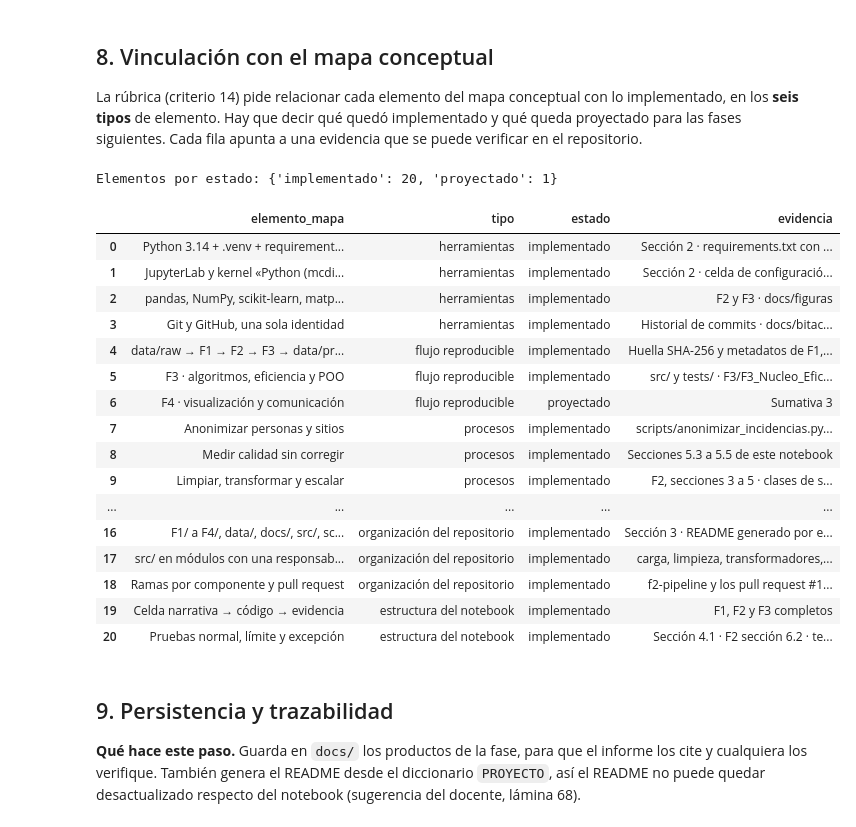
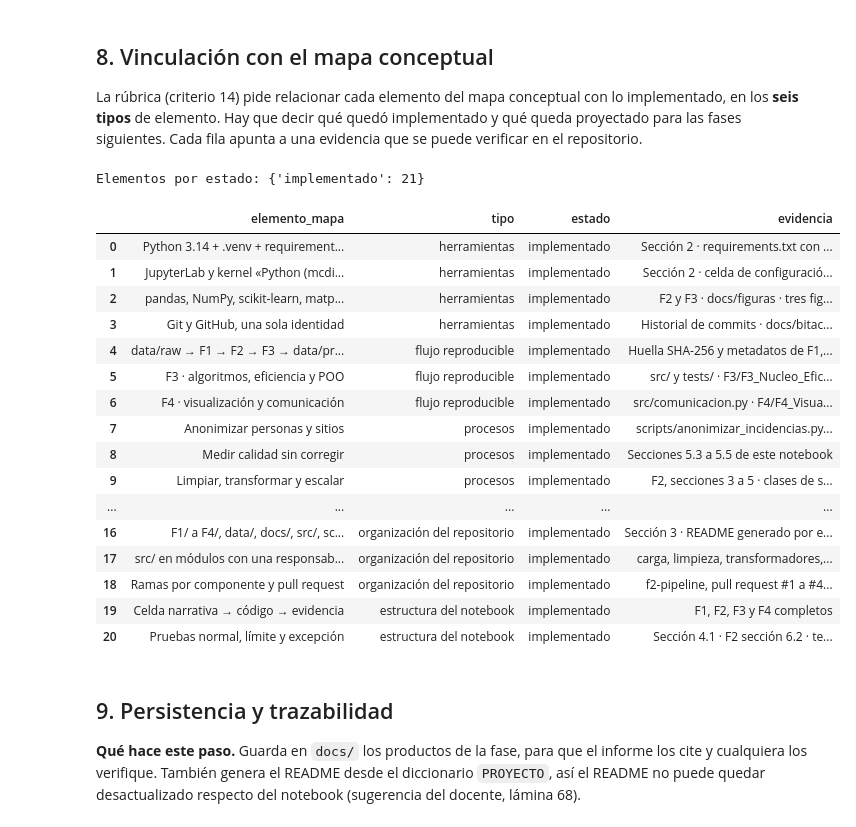
Before and after one commit to edgararciav-cpu/mcdi500-grupo6, a Jupyter notebook: F1/F1_Definicion.ipynb, the cells around one changed output. Drawn from its saved outputs; the diff is of its cells as text; code cells hidden in the pictures.

```diff
--- a/F1/F1_Definicion.ipynb
+++ b/F1/F1_Definicion.ipynb
@@ -812,53 +812,53 @@ los **seis tipos** de elemento. Hay que decir qué quedó implementado y qué qu
 fases siguientes. Cada fila apunta a una evidencia que se puede verificar en el repositorio.
 # %%
 VINCULACION = [
-    # (elemento del mapa, tipo de elemento, estado, evidencia en el repositorio) · estado al cierre de la Fase 3
+    # (elemento del mapa, tipo de elemento, estado, evidencia en el repositorio) · estado al cierre de la Fase 4
     ("Python 3.14 + .venv + requirements.txt", "herramientas", "implementado", "Sección 2 · requirements.txt con 6 librerías, instalación probada en Linux, macOS y Windows"),
     ("JupyterLab y kernel «Python (mcdi500)»", "herramientas", "implementado", "Sección 2 · celda de configuración de F2 y F3"),
-    ("pandas, NumPy, scikit-learn, matplotlib", "herramientas", "implementado", "F2 y F3 · docs/figuras"),
+    ("pandas, NumPy, scikit-learn, matplotlib", "herramientas", "implementado", "F2 y F3 · docs/figuras · tres figuras de F4 en F4/figuras"),
     ("Git y GitHub, una sola identidad", "herramientas", "implementado", "Historial de commits · docs/bitacora_proceso.md"),
     ("data/raw → F1 → F2 → F3 → data/processed", "flujo reproducible", "implementado", "Huella SHA-256 y metadatos de F1, F2 y F3"),
     ("F3 · algoritmos, eficiencia y POO", "flujo reproducible", "implementado", "src/ y tests/ · F3/F3_Nucleo_Eficiencia_POO.ipynb"),
-    ("F4 · visualización y comunicación", "flujo reproducible", "proyectado", "Sumativa 3"),
+    ("F4 · visualización y comunicación", "flujo reproducible", "implementado", "src/comunicacion.py · F4/F4_Visualizacion_Comunicacion.ipynb · docs/hallazgos_f4.csv"),
     ("Anonimizar personas y sitios", "procesos", "implementado", "scripts/anonimizar_incidencias.py · bitácora pasos 4 y 25"),
     ("Medir calidad sin corregir", "procesos", "implementado", "Secciones 5.3 a 5.5 de este notebook"),
     ("Limpiar, transformar y escalar", "procesos", "implementado", "F2, secciones 3 a 5 · clases de src/transformadores.py (F3)"),
     ("Recurrencia por sitio con fusión de intervalos", "procesos", "implementado", "F2, sección 4.4 · F3, sección 6.1 (versión iterativa)"),
     ("Uptime = P1, P2, P3 y P3E, sin canceladas, solo octubre", "decisiones técnicas", "implementado", "Sección 1 (supuesto 5) · F2, secciones 4.1 y 4.4"),
     ("Duración vacía no se inventa en el limpio", "decisiones técnicas", "implementado", "F2, sección 3.6 · F3, sección 9 (limitación declarada)"),
     ("Un sitio por fila (dos espacios = Q sitios)", "decisiones técnicas", "implementado", "Sección 5.5 · regla de integridad en F2"),
     ("StandardScaler y MinMaxScaler según la variable", "decisiones técnicas", "implementado", "F2, sección 5 · Escalador con patrón Strategy (F3)"),
     ("Datos del operador: sitios con código y repo privado", "decisiones técnicas", "implementado", "Ficha 5 · bitácora pasos 24 y 25"),
     ("F1/ a F4/, data/, docs/, src/, scripts/, tests/, README", "organización del repositorio", "implementado", "Sección 3 · README generado por este notebook"),
     ("src/ en módulos con una responsabilidad cada uno", "organización del repositorio", "implementado", "carga, limpieza, transformadores, pipeline, medicion y utilidades"),
-    ("Ramas por componente y pull request", "organización del repositorio", "implementado", "f2-pipeline y los pull request #1 a #3 de la Fase 3"),
-    ("Celda narrativa → código → evidencia", "estructura del notebook", "implementado", "F1, F2 y F3 completos"),
-    ("Pruebas normal, límite y excepción", "estructura del notebook", "implementado", "Sección 4.1 · F2 sección 6.2 · tests/ (30 pruebas)"),
+    ("Ramas por componente y pull request", "organización del repositorio", "implementado", "f2-pipeline, pull request #1 a #4 de la Fase 3 y rama f4-visualizacion · changelog.md"),
+    ("Celda narrativa → código → evidencia", "estructura del notebook", "implementado", "F1, F2, F3 y F4 completos"),
+    ("Pruebas normal, límite y excepción", "estructura del notebook", "implementado", "Sección 4.1 · F2 sección 6.2 · tests/ (47 pruebas: 30 de F3 y 17 de F4)"),
 ]
 vinculacion = pd.DataFrame(VINCULACION, columns=["elemento_mapa", "tipo", "estado", "evidencia"])
 tipos_exigidos = {"herramientas", "procesos", "flujo reproducible", "decisiones técnicas",
                   "organización del repositorio", "estructura del notebook"}
 assert tipos_exigidos <= set(vinculacion["tipo"]), "Falta algún tipo de elemento del mapa"
 print("Elementos por estado:", vinculacion["estado"].value_counts().to_dict())
 vinculacion
 # %% [output]
-Elementos por estado: {'implementado': 20, 'proyectado': 1}
+Elementos por estado: {'implementado': 21}
 |  | elemento_mapa | tipo | estado | evidencia |
 | 0 | Python 3.14 + .venv + requirement... | herramientas | implementado | Sección 2 · requirements.txt con ... |
 | 1 | JupyterLab y kernel «Python (mcdi... | herramientas | implementado | Sección 2 · celda de configuració... |
-| 2 | pandas, NumPy, scikit-learn, matp... | herramientas | implementado | F2 y F3 · docs/figuras |
+| 2 | pandas, NumPy, scikit-learn, matp... | herramientas | implementado | F2 y F3 · docs/figuras · tres fig... |
 | 3 | Git y GitHub, una sola identidad | herramientas | implementado | Historial de commits · docs/bitac... |
 | 4 | data/raw → F1 → F2 → F3 → data/pr... | flujo reproducible | implementado | Huella SHA-256 y metadatos de F1,... |
 | 5 | F3 · algoritmos, eficiencia y POO | flujo reproducible | implementado | src/ y tests/ · F3/F3_Nucleo_Efic... |
-| 6 | F4 · visualización y comunicación | flujo reproducible | proyectado | Sumativa 3 |
+| 6 | F4 · visualización y comunicación | flujo reproducible | implementado | src/comunicacion.py · F4/F4_Visua... |
 | 7 | Anonimizar personas y sitios | procesos | implementado | scripts/anonimizar_incidencias.py... |
 | 8 | Medir calidad sin corregir | procesos | implementado | Secciones 5.3 a 5.5 de este notebook |
 | 9 | Limpiar, transformar y escalar | procesos | implementado | F2, secciones 3 a 5 · clases de s... |
 | ... | ... | ... | ... | ... |
 | 16 | F1/ a F4/, data/, docs/, src/, sc... | organización del repositorio | implementado | Sección 3 · README generado por e... |
 | 17 | src/ en módulos con una responsab... | organización del repositorio | implementado | carga, limpieza, transformadores,... |
-| 18 | Ramas por componente y pull request | organización del repositorio | implementado | f2-pipeline y los pull request #1... |
-| 19 | Celda narrativa → código → evidencia | estructura del notebook | implementado | F1, F2 y F3 completos |
+| 18 | Ramas por componente y pull request | organización del repositorio | implementado | f2-pipeline, pull request #1 a #4... |
+| 19 | Celda narrativa → código → evidencia | estructura del notebook | implementado | F1, F2, F3 y F4 completos |
 | 20 | Pruebas normal, límite y excepción | estructura del notebook | implementado | Sección 4.1 · F2 sección 6.2 · te... |
 # %% [markdown]
 ## 9. Persistencia y trazabilidad
```
Also changed, not shown: parts of 7 cells of this notebook, 3 other files.
